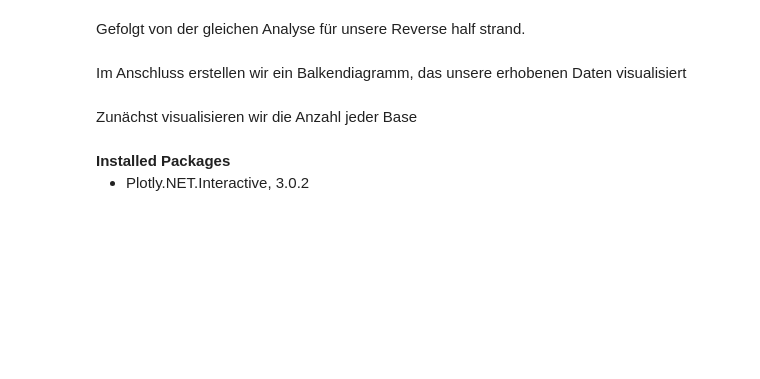
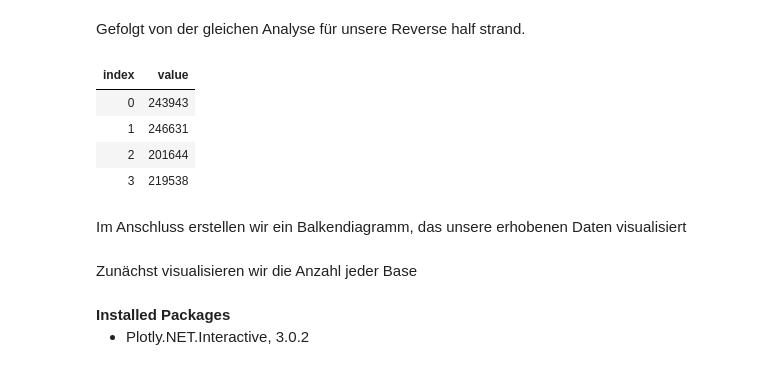
Before and after one commit to CSBiology/BioInfoIntro, a Jupyter notebook: Praktikumstag.ipynb, the cells around one changed output. Drawn from its saved outputs; the diff is of its cells as text; code cells hidden in the pictures; blank space fills up the shorter version.

```diff
--- a/Praktikumstag.ipynb
+++ b/Praktikumstag.ipynb
@@ -173,6 +184,19 @@ let anzahlReverse_C =
     tpReverse
     |> Seq.filter (fun x -> x = BioFSharp.Nucleotides.C)
     |> Seq.length
+# %%
+[
+    anzahlReverse_A
+    anzahlReverse_T
+    anzahlReverse_G
+    anzahlReverse_C
+]
+# %% [output]
+| index | value |
+| 0 | 243943 |
+| 1 | 246631 |
+| 2 | 201644 |
+| 3 | 219538 |
 # %% [markdown]
 Im Anschluss erstellen wir ein Balkendiagramm, das unsere erhobenen Daten visualisiert
 # %% [markdown]
```
Also changed, not shown: parts of 13 cells of this notebook.
